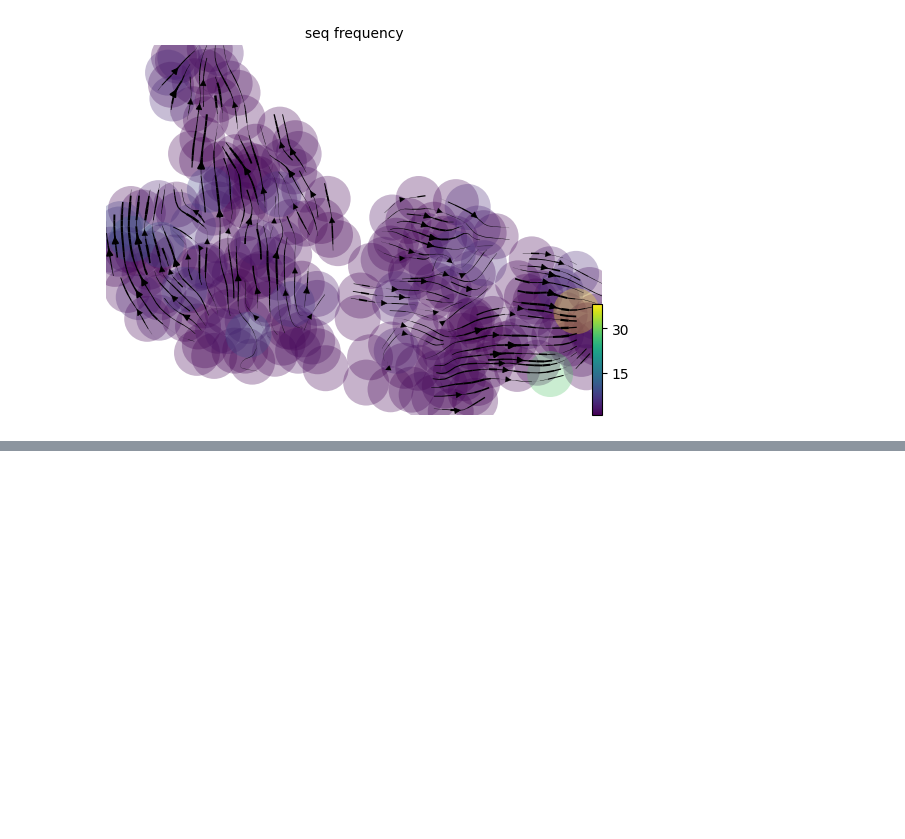
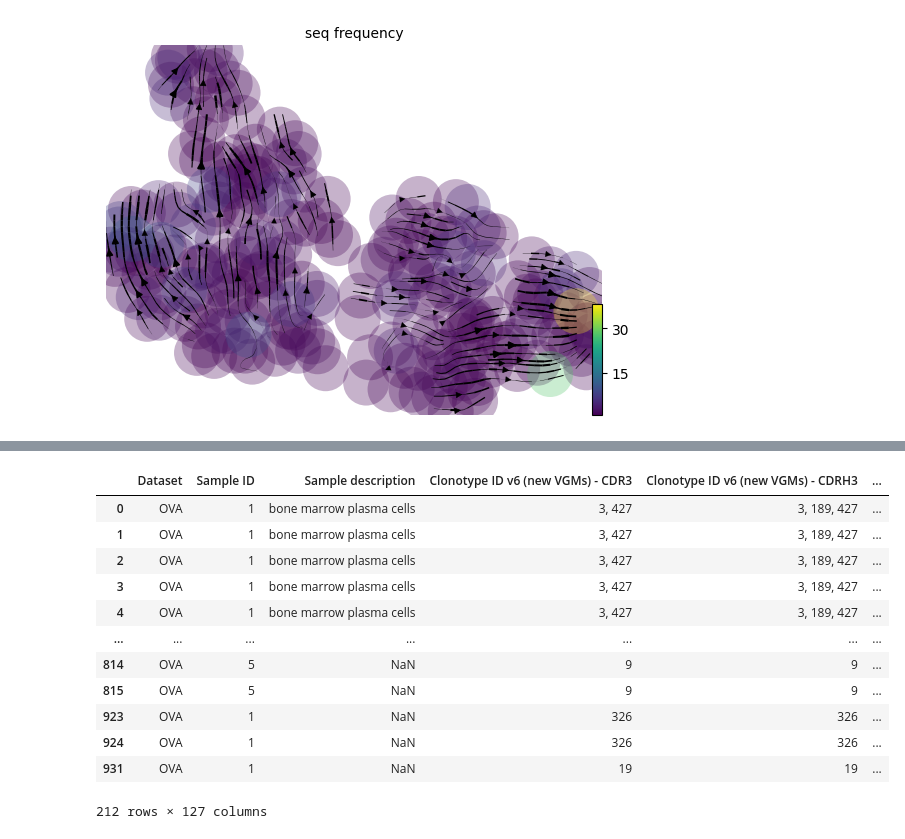
Before and after one commit to anamaysamant/PLM_anamay, a Jupyter notebook: scripts/Evo_velocity_playing.ipynb, the cells around one changed output, grey strips where cells are left out. Cells and saved outputs as stored; diff of their text form; code cells hidden in the pictures; blank space fills up the shorter version.

```diff
--- a/scripts/Evo_velocity_playing.ipynb
+++ b/scripts/Evo_velocity_playing.ipynb
@@ -812,0 +879,16 @@ computing velocity embedding
+# %%
+x
+# %% [output]
+|  | Dataset | Sample ID | Sample description | Clonotype ID v6 (new VGMs) - CDR3 | Clonotype ID v6 (new VGMs) - CDRH3 | ... |
+| 0 | OVA | 1 | bone marrow plasma cells | 3, 427 | 3, 189, 427 | ... |
+| 1 | OVA | 1 | bone marrow plasma cells | 3, 427 | 3, 189, 427 | ... |
+| 2 | OVA | 1 | bone marrow plasma cells | 3, 427 | 3, 189, 427 | ... |
+| 3 | OVA | 1 | bone marrow plasma cells | 3, 427 | 3, 189, 427 | ... |
+| 4 | OVA | 1 | bone marrow plasma cells | 3, 427 | 3, 189, 427 | ... |
+| ... | ... | ... | ... | ... | ... | ... |
+| 814 | OVA | 5 | NaN | 9 | 9 | ... |
+| 815 | OVA | 5 | NaN | 9 | 9 | ... |
+| 923 | OVA | 1 | NaN | 326 | 326 | ... |
+| 924 | OVA | 1 | NaN | 326 | 326 | ... |
+| 931 | OVA | 1 | NaN | 19 | 19 | ... |
+212 rows × 127 columns
```
Also changed, not shown: parts of 13 cells of this notebook, 4 other files.
